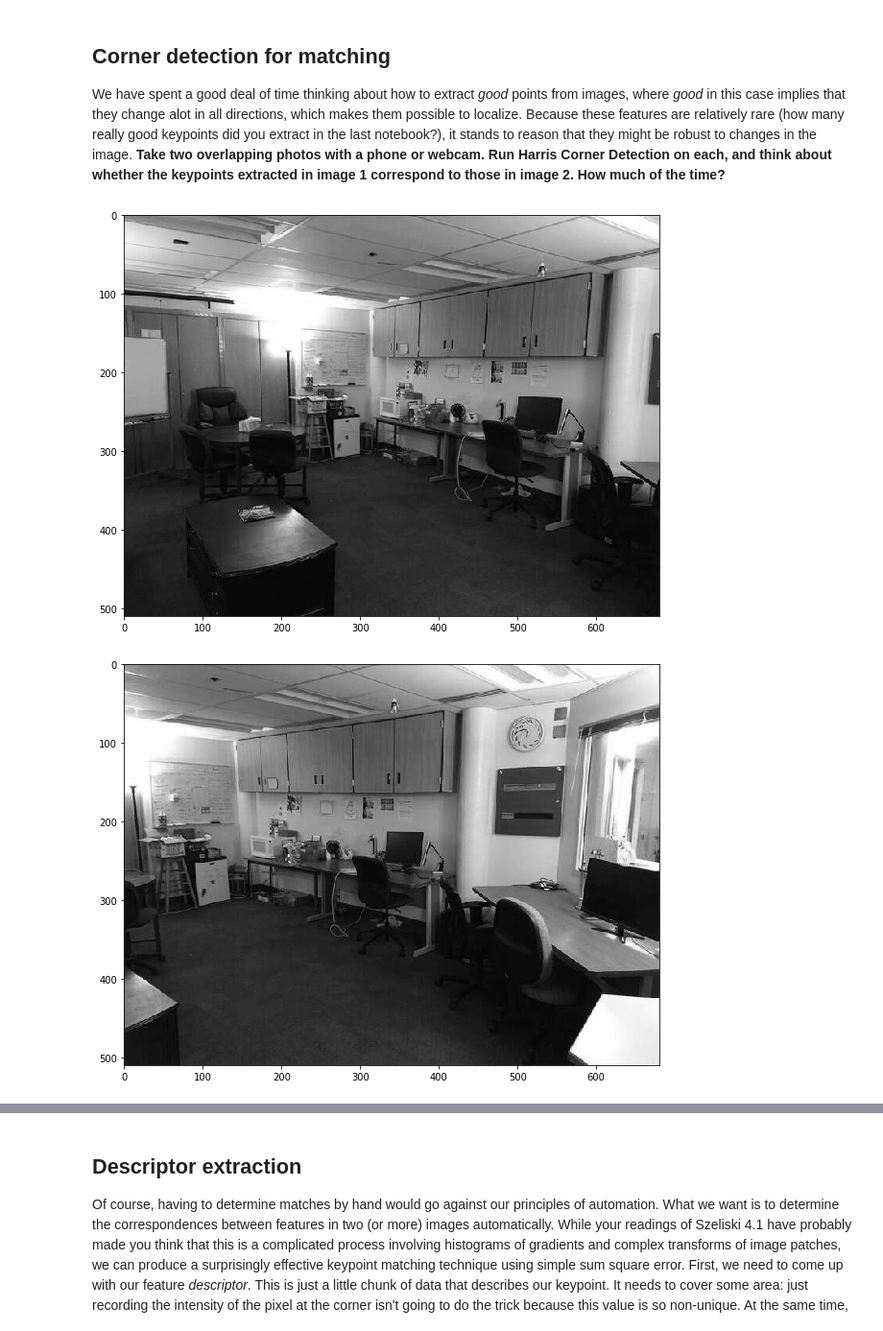
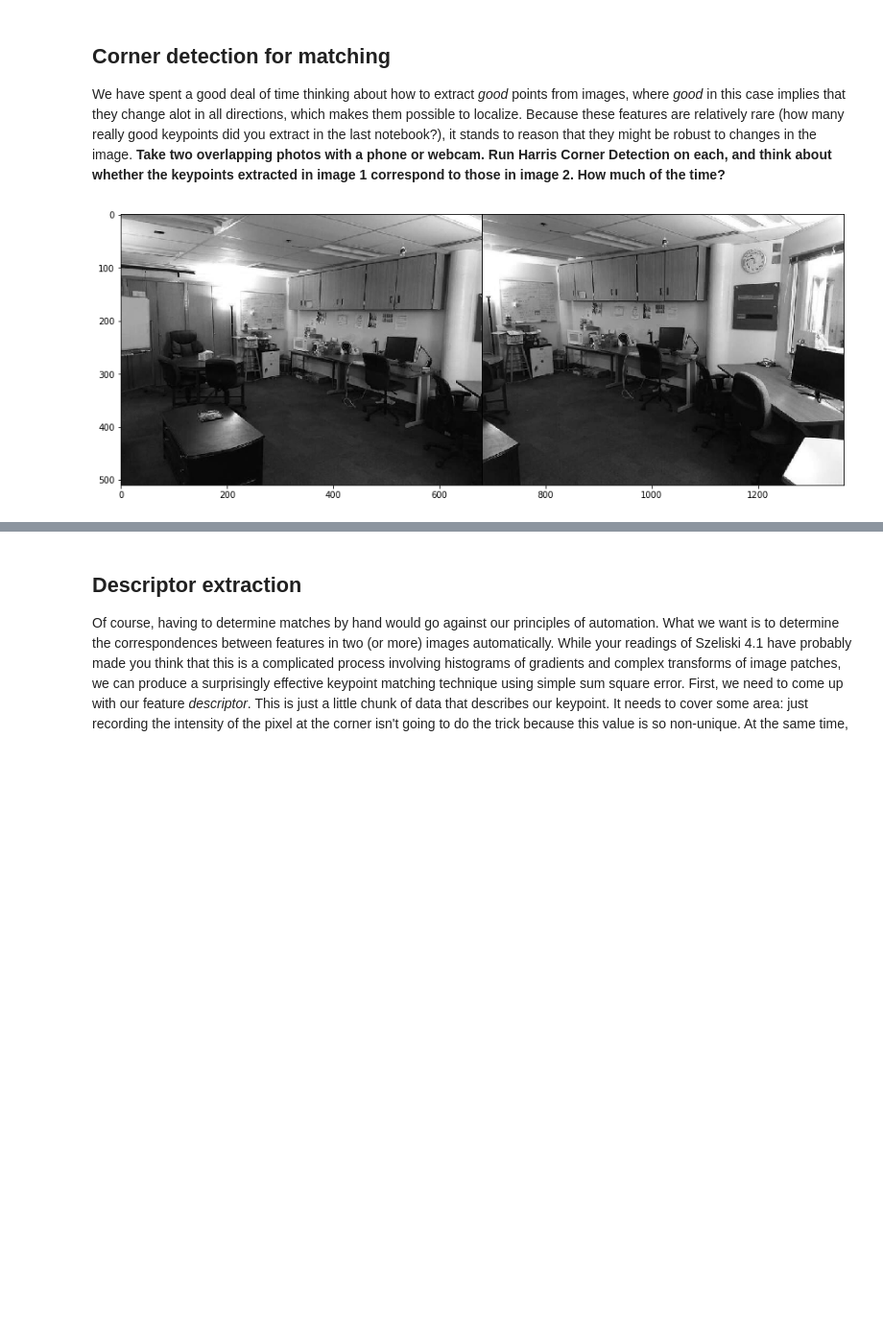
Before and after one commit to fbunt/190211_feature_matching, a Jupyter notebook: keypoint_matching.ipynb, the cells around one changed output, grey strips where cells are left out. Shown: that part at 96% size. Cells and saved outputs as stored; diff of their text form; code cells hidden in the pictures; blank space fills up the shorter version.

Commit message:
Add side by side image plotting func

```diff
--- a/keypoint_matching.ipynb
+++ b/keypoint_matching.ipynb
@@ -9,15 +9,27 @@ import matplotlib.pyplot as plt
 import numpy as np
 
 from utils import anms_kdtree, harris_response, imgshow
+# %%
+def imgshow2(img1, img2, div="k", show=True):
+    if img1.shape != img2.shape:
+        raise ValueError("Images must have matching dimensions")
+
+    h, w = img1.shape
+    canvas = np.empty((h, w * 2))
+    canvas[:, :w] = img1
+    canvas[:, w:] = img2
+    imgshow(canvas, figsize=(15, 15), show=False)
+    if div:
+        plt.axvline(x=w-1, color=div, lw=1)
+    if show:
+        plt.show()
 # %%
 img0 = plt.imread("overlap00.jpg").mean(axis=2)
 img1 = plt.imread("overlap01.jpg").mean(axis=2)
 height, width = img0.shape
-imgshow(img0)
-imgshow(img1)
+imgshow2(img0, img1)
 # %% [output]
-[figure, old version]
+[figure, new version]
-[figure, removed]
 # %%
 H0 = harris_response(img0)
 H1 = harris_response(img0)
```
Also changed, not shown: parts of 1 cell of this notebook.
